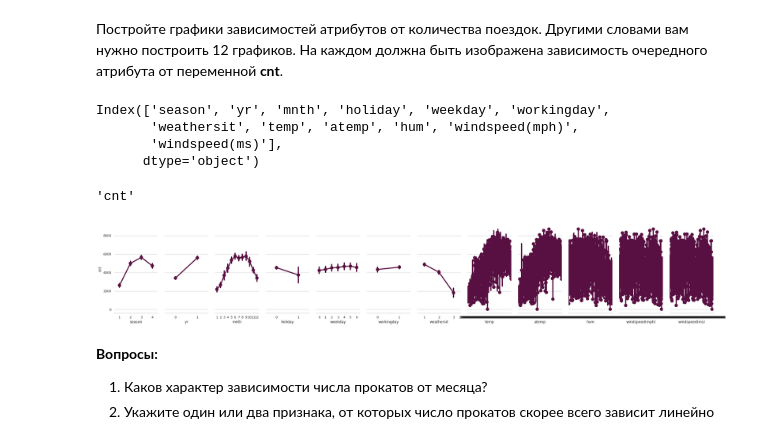
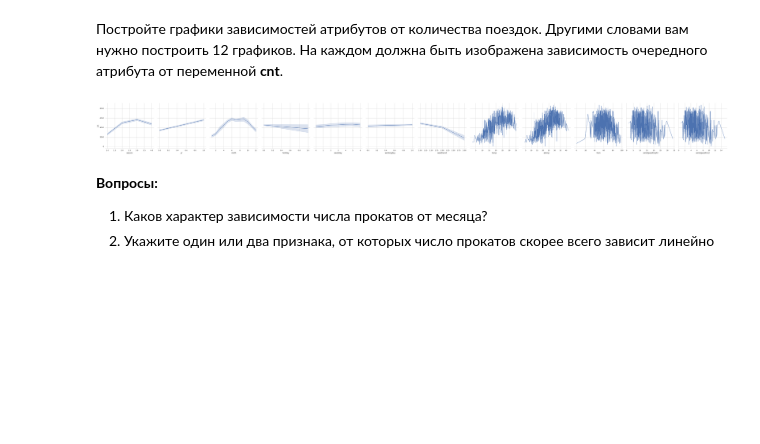
Before and after one commit to PavelStelmakhV/hw308-linear-regression-overfitting-and-regularization, a Jupyter notebook: OverfittingHomeWork.ipynb, the cells around one changed output. Saved outputs shown, nothing was run; the diff lists cells and outputs as text; code cells hidden in the pictures; blank space fills up the shorter version.

```diff
--- a/OverfittingHomeWork.ipynb
+++ b/OverfittingHomeWork.ipynb
@@ -56,31 +56,18 @@ df.head(5)
 Итак, у нас есть вещественные, бинарные и номинальные (порядковые) признаки, и со всеми из них можно работать как с вещественными. С номинальныеми признаками тоже можно работать как с вещественными, потому что на них задан порядок. Давайте посмотрим на графиках, как целевой признак зависит от остальных
 # %% [markdown]
 Постройте графики зависимостей атрибутов от количества поездок. Другими словами вам нужно построить 12 графиков. На каждом должна быть изображена зависимость очередного атрибута от переменной **cnt**.
-# %%
-x_vars = df.columns[:-1]
-print(x_vars)
-# %% [output]
-Index(['season', 'yr', 'mnth', 'holiday', 'weekday', 'workingday',
-       'weathersit', 'temp', 'atemp', 'hum', 'windspeed(mph)',
-       'windspeed(ms)'],
-      dtype='object')
-# %%
-df.columns[-1]
-# %% [output]
-'cnt'
 # %%
 import seaborn as sns
 sns.set_theme(style="whitegrid")
 
 x_vars = df.columns[:-1]
 g = sns.PairGrid(df, y_vars=df.columns[-1],
                  x_vars=x_vars,
-                 height=5, aspect=.5)
-g.map(sns.pointplot, scale=1.3, errwidth=4, color="xkcd:plum")
-# g.set(ylim=(0, 1))
+                 height=5, aspect=1)
+g.map(sns.lineplot)
 sns.despine(fig=g.fig, left=True)
 # %% [output]
-[figure, old version]
+[figure, new version]
 # %% [markdown]
 __Вопросы:__
 1. Каков характер зависимости числа прокатов от месяца?
```
Also changed, not shown: parts of 1 cell of this notebook.
